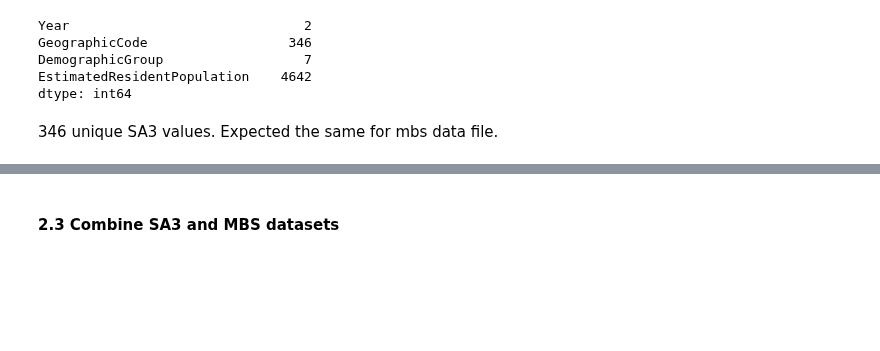
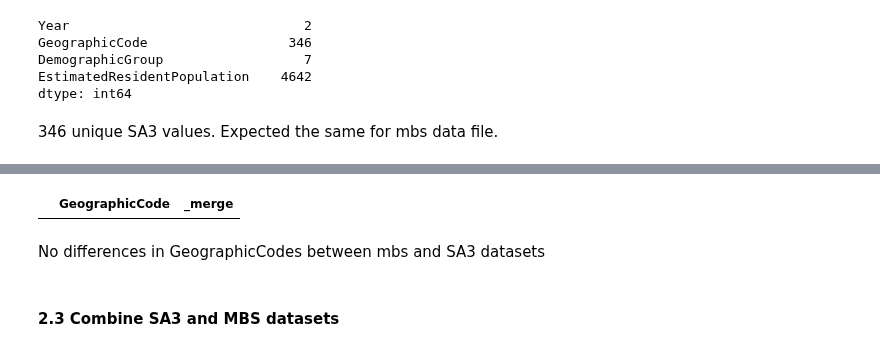
Before and after one commit to jiniep/mbs_analysis, a Jupyter notebook: scripts/2_mbs_combine_datasets.ipynb, the cells around one changed output, grey strips where cells are left out. Saved outputs shown, nothing was run; the diff lists cells and outputs as text; code cells hidden in the pictures; blank space fills up the shorter version.

```diff
--- a/scripts/2_mbs_combine_datasets.ipynb
+++ b/scripts/2_mbs_combine_datasets.ipynb
@@ -191,7 +241,11 @@ memory usage: 23.7+ MB
 # %%
 # import the transformed mbs file and assign to a dataframe
 
-df_mbs_201921 = pd.read_csv(os.path.join(path, 'clean_datasets/mbs_data/2019-21_phc_mbs.csv'), encoding='ISO-8859-1', index_col=[0])
+df_mbs_201921 = pd.read_csv(
+    os.path.join(path, "clean_datasets/mbs_data/2019-21_phc_mbs.csv"),
+    encoding="ISO-8859-1",
+    index_col=[0],
+)
 df_mbs_201921.head(10)
 # %% [output]
 |  | Year | StateTerritory | GeographicUnit | GeographicCode | GeographicAreaName | GeographicGroup | ... |
@@ -228,10 +306,30 @@ memory usage: 7.4+ MB
+# %%
+# casting to columns to string fo consinstency when joining with SA3
+df_mbs_201921["Year"] = df_mbs_201921["Year"].astype("str")
+df_mbs_201921["GeographicCode"] = df_mbs_201921["GeographicCode"].astype("str")
+df_mbs_201921["DemographicGroup"] = df_mbs_201921["DemographicGroup"].astype("str")
+df_mbs_201921["StateTerritory"] = df_mbs_201921["StateTerritory"].astype("str")
+df_mbs_201921["GeographicAreaName"] = df_mbs_201921["GeographicAreaName"].astype("str")
+df_mbs_201921["ServiceLevel"] = df_mbs_201921["ServiceLevel"].astype("str")
+df_mbs_201921["Service"] = df_mbs_201921["Service"].astype("str")
 # %%
 # import sa3 file containing estimated resident population for 2019-21
 
 # import relevant columns for merging purposes
-filter_cols = ['Year', 'GeographicCode', 'DemographicGroup', 'EstimatedResidentPopulation']
-df_sa3_erp_1921 = pd.read_csv(os.path.join(path, 'original_datasets/mbs_data/phc-mbs-2019-2021/SA3_ERP_CSV_1920_2021.csv'),
-                              usecols=filter_cols, encoding='ISO-8859-1', index_col=None)
+filter_cols = [
+    "Year",
+    "GeographicCode",
+    "DemographicGroup",
+    "EstimatedResidentPopulation",
+]
+df_sa3_erp_1921 = pd.read_csv(
+    os.path.join(
+        path, "original_datasets/mbs_data/phc-mbs-2019-2021/SA3_ERP_CSV_1920_2021.csv"
+    ),
+    usecols=filter_cols,
+    encoding="ISO-8859-1",
+    index_col=None,
+)
 df_sa3_erp_1921.tail(5)
 # %% [output]
 |  | Year | GeographicCode | DemographicGroup | EstimatedResidentPopulation |
@@ -240,6 +338,11 @@ df_sa3_erp_1921.tail(5)
 | 4841 | 2020-21 | 90104 | All persons | 1734 |
 | 4842 | 2020-21 | 90104 | F | 901 |
 | 4843 | 2020-21 | 90104 | M | 833 |
+# %%
+# casting to columns to string fo consinstency when joining with SA3
+df_sa3_erp_1921["Year"] = df_sa3_erp_1921["Year"].astype("str")
+df_sa3_erp_1921["GeographicCode"] = df_sa3_erp_1921["GeographicCode"].astype("str")
+df_sa3_erp_1921["DemographicGroup"] = df_sa3_erp_1921["DemographicGroup"].astype("str")
 # %% [markdown]
 #### 2.2 Compare SA3 geographical area list in mbs and sa3 datasets
 # %%
@@ -276,3 +378,15 @@ dtype: int64
+# %%
+diff_df = pd.merge(
+    df_mbs_201921[["GeographicCode"]],
+    df_sa3_erp_1921[["GeographicCode"]],
+    how="outer",
+    indicator=True,
+).query('_merge != "both"')
+diff_df
+# %% [output]
+|  | GeographicCode | _merge |
+# %% [markdown]
+No differences in GeographicCodes between mbs and SA3 datasets
 # %% [markdown]
 #### 2.3 Combine SA3 and MBS datasets
 # %%
```
Also changed, not shown: parts of 96 cells of this notebook.
